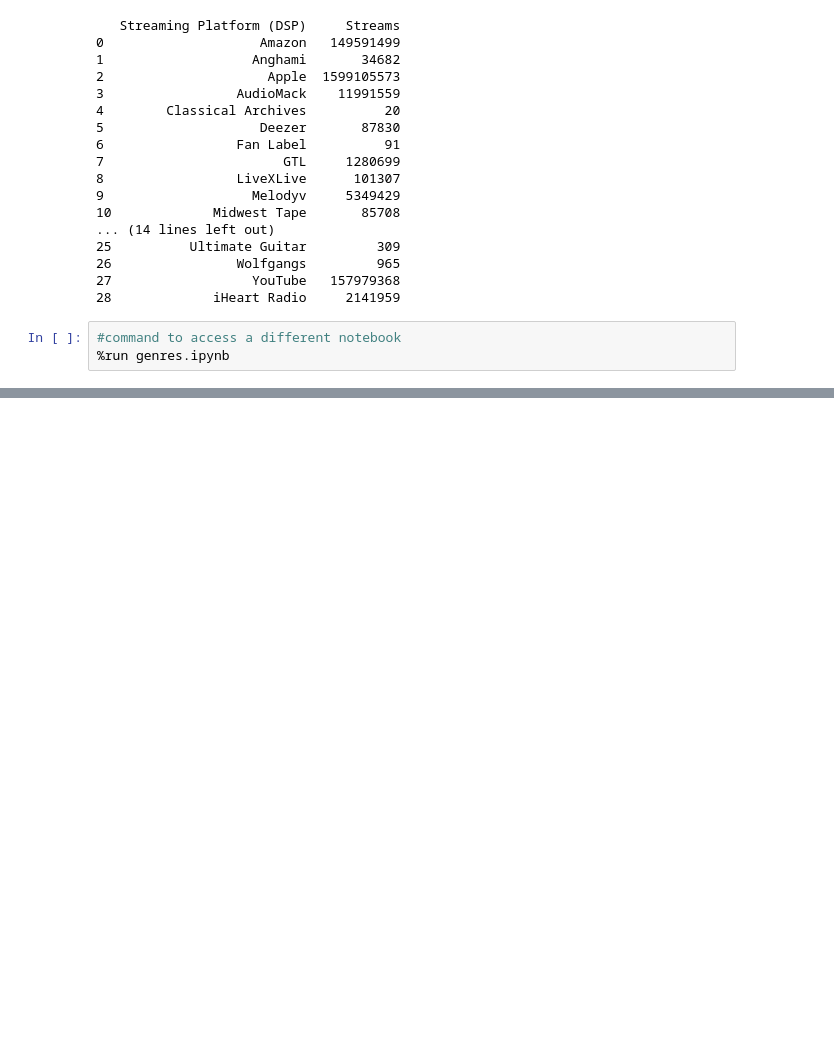
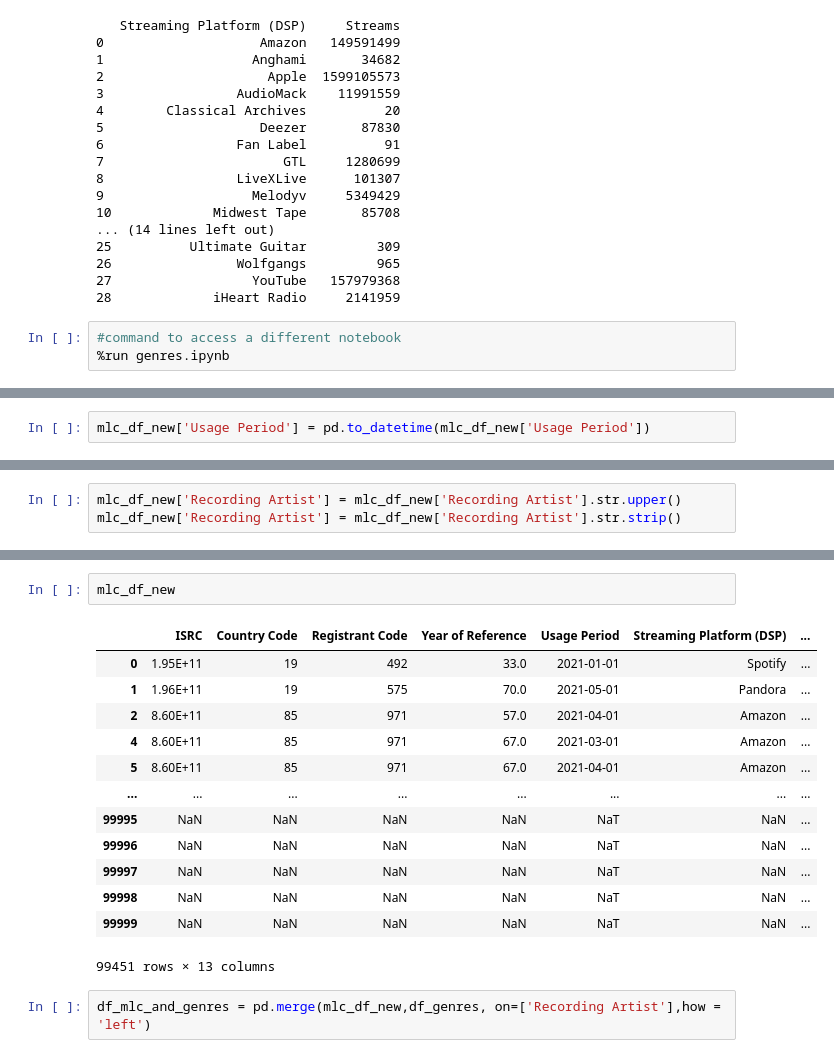
Before and after one commit to NSS-Data-Analytics-Cohort-6/mlc-project-pythons-on-a-plane, a Jupyter notebook: notebooks/MLC.ipynb, the cells around one changed output, grey strips where cells are left out. Saved outputs shown, nothing was run; the diff lists cells and outputs as text; blank space fills up the shorter version.

```diff
--- a/notebooks/MLC.ipynb
+++ b/notebooks/MLC.ipynb
@@ -172,0 +175,2 @@ print(df_streams_sum)
+# %%
+mlc_df_new['Usage Period'] = pd.to_datetime(mlc_df_new['Usage Period'])
@@ -172,0 +183,3 @@ print(df_streams_sum)
+# %%
+mlc_df_new['Recording Artist'] = mlc_df_new['Recording Artist'].str.upper()
+mlc_df_new['Recording Artist'] = mlc_df_new['Recording Artist'].str.strip()
@@ -172,0 +220,18 @@ print(df_streams_sum)
+# %%
+mlc_df_new
+# %% [output]
+|  | ISRC | Country Code | Registrant Code | Year of Reference | Usage Period | Streaming Platform (DSP) | ... |
+| 0 | 1.95E+11 | 19 | 492 | 33.0 | 2021-01-01 | Spotify | ... |
+| 1 | 1.96E+11 | 19 | 575 | 70.0 | 2021-05-01 | Pandora | ... |
+| 2 | 8.60E+11 | 85 | 971 | 57.0 | 2021-04-01 | Amazon | ... |
+| 4 | 8.60E+11 | 85 | 971 | 67.0 | 2021-03-01 | Amazon | ... |
+| 5 | 8.60E+11 | 85 | 971 | 67.0 | 2021-04-01 | Amazon | ... |
+| ... | ... | ... | ... | ... | ... | ... | ... |
+| 99995 | NaN | NaN | NaN | NaN | NaT | NaN | ... |
+| 99996 | NaN | NaN | NaN | NaN | NaT | NaN | ... |
+| 99997 | NaN | NaN | NaN | NaN | NaT | NaN | ... |
+| 99998 | NaN | NaN | NaN | NaN | NaT | NaN | ... |
+| 99999 | NaN | NaN | NaN | NaN | NaT | NaN | ... |
+99451 rows × 13 columns
+# %%
+df_mlc_and_genres = pd.merge(mlc_df_new,df_genres, on=['Recording Artist'],how = 'left')
```
Also changed, not shown: parts of 10 cells of this notebook.
